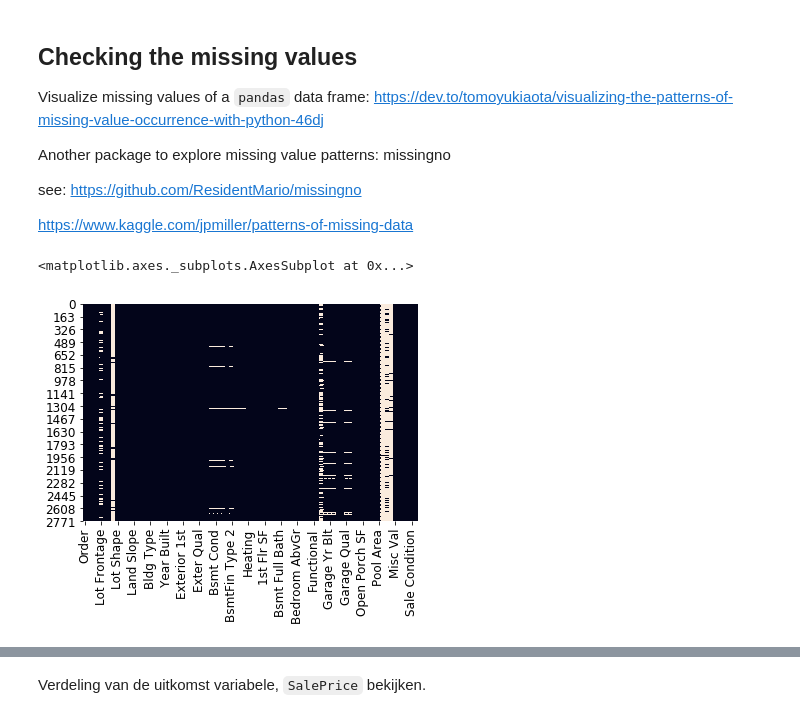
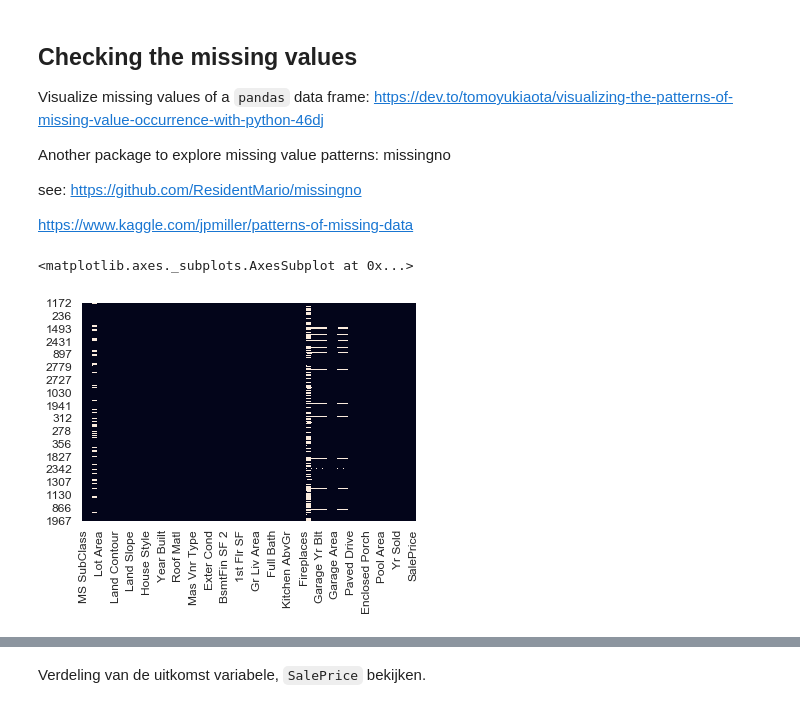
Before and after one commit to kolibrie-eric/JADS, a Jupyter notebook: Ames housing/ames-housing.ipynb, the cells around one changed output, grey strips where cells are left out. Saved outputs shown, nothing was run; the diff lists cells and outputs as text; code cells hidden in the pictures.

```diff
--- a/Ames housing/ames-housing.ipynb
+++ b/Ames housing/ames-housing.ipynb
@@ -212,8 +225,8 @@ see: https://github.com/ResidentMario/missingno
 
 https://www.kaggle.com/jpmiller/patterns-of-missing-data
 # %%
-sns.heatmap(ames.isnull(), cbar=False)
+sns.heatmap(traindata.isnull(), cbar=False)
 # %% [output]
 <matplotlib.axes._subplots.AxesSubplot at 0x...>
-[figure, old version]
+[figure, new version]
 # %%
```
Also changed, not shown: parts of 63 cells of this notebook.
